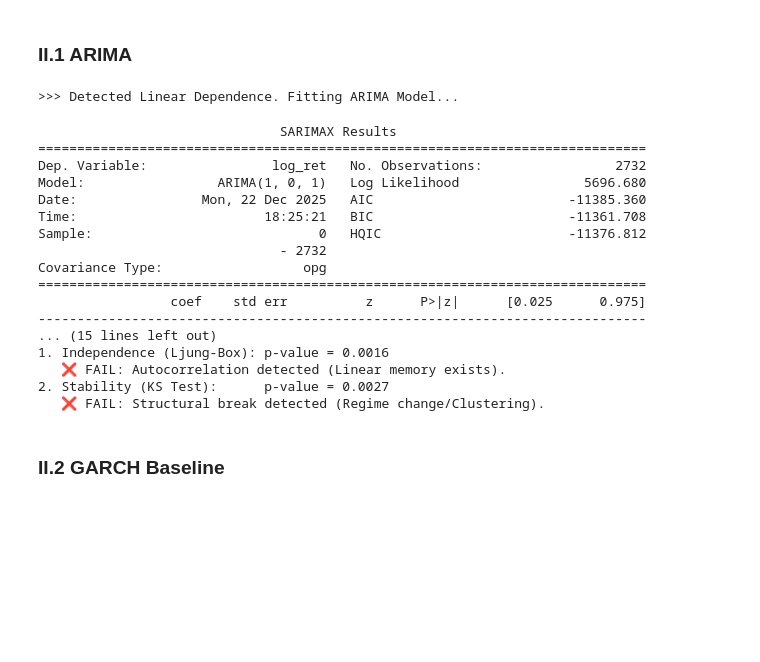
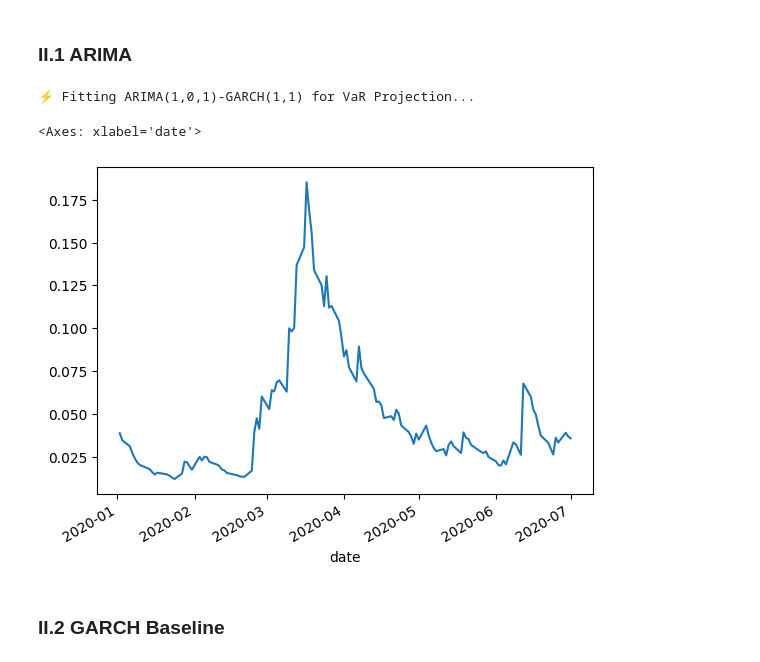
Before and after one commit to amacias-afma/quant-ai-lab, a Jupyter notebook: notebooks/volatility_lab.ipynb, the cells around one changed output. Saved outputs shown, nothing was run; the diff lists cells and outputs as text; code cells hidden in the pictures; blank space fills up the shorter version.

Commit message:
adding new models of alpha and rerunning vol

```diff
--- a/notebooks/volatility_lab.ipynb
+++ b/notebooks/volatility_lab.ipynb
@@ -127,26 +136,21 @@ is_independent, is_stable = check_invariants(df_clean['log_ret'])
 Conditional Modeling StrategyBased on the results of the Meucci test, we decide which model to apply.If Independent but Unstable: The mean is constant, but variance changes (Standard Volatility Clustering) $\to$ GARCH.If Dependent (Not Independent): There is linear memory $\to$ ARIMA.If Both Fail: We might need ARIMA-GARCH.
 # %% [markdown]
 ### II.1 ARIMA
+# %%
+garch_var_test = arima_garch_forecast(df_train_clean['log_ret']*100, df_test['log_ret']*100, p=1, q=1, garch_p=1, garch_q=1, confidence_level=0.99)
+garch_var_test /= 100
+# %% [output]
+⚡ Fitting ARIMA(1,0,1)-GARCH(1,1) for VaR Projection...
+# %%
+garch_var_test.plot()
+# %% [output]
+<Axes: xlabel='date'>
+[figure, added]
 # %%
-modeling_series, is_stable_resid = arima_fit(df_clean, is_independent, is_stable)
+# is_independent = False
+# is_stable = False
+# modeling_series, is_stable_resid = arima_fit(df_train_clean, is_independent, is_stable)
+# is_stable_resid = False
+# garch_fit(modeling_series, is_stable_resid)
-# %% [output]
->>> Detected Linear Dependence. Fitting ARIMA Model...
-                               SARIMAX Results
-==============================================================================
-Dep. Variable:                log_ret   No. Observations:                 2732
-Model:                 ARIMA(1, 0, 1)   Log Likelihood                5696.680
-Date:                Mon, 22 Dec 2025   AIC                         -11385.360
-Time:                        18:25:21   BIC                         -11361.708
-Sample:                             0   HQIC                        -11376.812
-                               - 2732
-Covariance Type:                  opg
-==============================================================================
-                 coef    std err          z      P>|z|      [0.025      0.975]
-------------------------------------------------------------------------------
-... (15 lines left out)
-1. Independence (Ljung-Box): p-value = 0.0016
-   ❌ FAIL: Autocorrelation detected (Linear memory exists).
-2. Stability (KS Test):      p-value = 0.0027
-   ❌ FAIL: Structural break detected (Regime change/Clustering).
 # %% [markdown]
 ### II.2 GARCH Baseline
```
Also changed, not shown: parts of 15 cells of this notebook, 35 other files.
